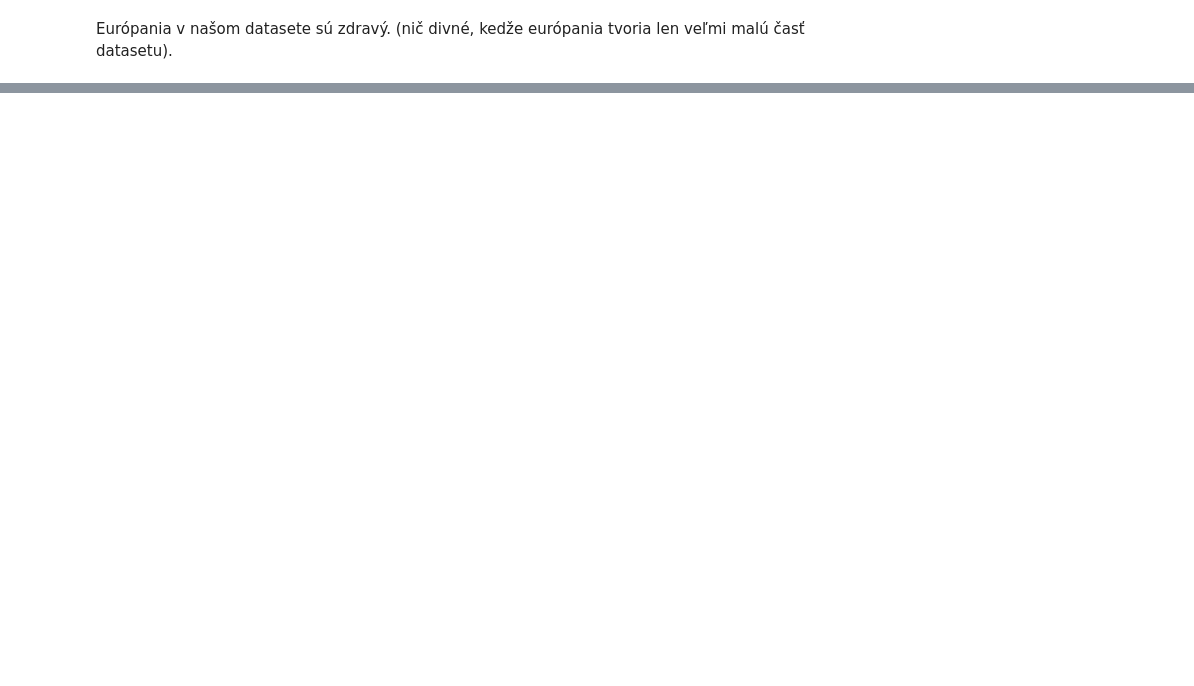
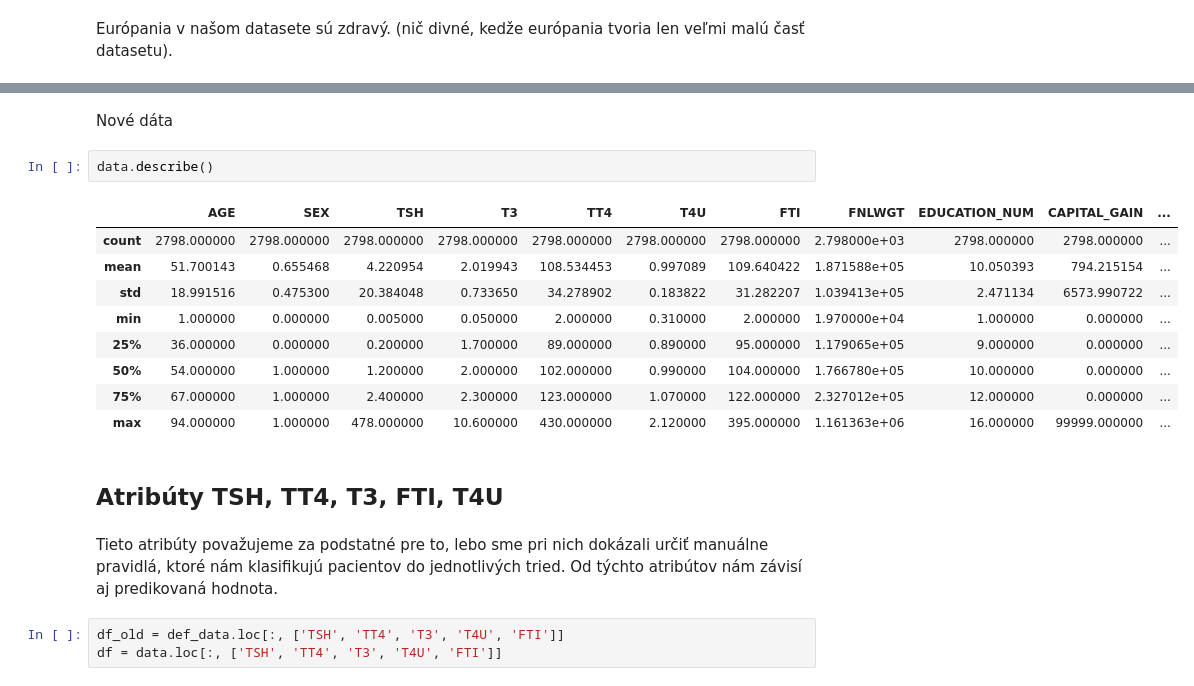
Before and after one commit to PeterJurkacek/IAU_2018_Jurkacek_Vyskoc, a Jupyter notebook: Jurkacek_Vyskoc_predspracovanie.ipynb, the cells around one changed output, grey strips where cells are left out. Saved outputs shown, nothing was run; the diff lists cells and outputs as text; blank space fills up the shorter version.

```diff
--- a/Jurkacek_Vyskoc_predspracovanie.ipynb
+++ b/Jurkacek_Vyskoc_predspracovanie.ipynb
@@ -1244,0 +1553,21 @@ df['CLASS'].value_counts()
+# %% [markdown]
+Nové dáta
+# %%
+data.describe()
+# %% [output]
+|  | AGE | SEX | TSH | T3 | TT4 | T4U | FTI | FNLWGT | EDUCATION_NUM | CAPITAL_GAIN | ... |
+| count | 2798.000000 | 2798.000000 | 2798.000000 | 2798.000000 | 2798.000000 | 2798.000000 | 2798.000000 | 2.798000e+03 | 2798.000000 | 2798.000000 | ... |
+| mean | 51.700143 | 0.655468 | 4.220954 | 2.019943 | 108.534453 | 0.997089 | 109.640422 | 1.871588e+05 | 10.050393 | 794.215154 | ... |
+| std | 18.991516 | 0.475300 | 20.384048 | 0.733650 | 34.278902 | 0.183822 | 31.282207 | 1.039413e+05 | 2.471134 | 6573.990722 | ... |
+| min | 1.000000 | 0.000000 | 0.005000 | 0.050000 | 2.000000 | 0.310000 | 2.000000 | 1.970000e+04 | 1.000000 | 0.000000 | ... |
+| 25% | 36.000000 | 0.000000 | 0.200000 | 1.700000 | 89.000000 | 0.890000 | 95.000000 | 1.179065e+05 | 9.000000 | 0.000000 | ... |
+| 50% | 54.000000 | 1.000000 | 1.200000 | 2.000000 | 102.000000 | 0.990000 | 104.000000 | 1.766780e+05 | 10.000000 | 0.000000 | ... |
+| 75% | 67.000000 | 1.000000 | 2.400000 | 2.300000 | 123.000000 | 1.070000 | 122.000000 | 2.327012e+05 | 12.000000 | 0.000000 | ... |
+| max | 94.000000 | 1.000000 | 478.000000 | 10.600000 | 430.000000 | 2.120000 | 395.000000 | 1.161363e+06 | 16.000000 | 99999.000000 | ... |
+# %% [markdown]
+## Atribúty TSH, TT4, T3, FTI, T4U
+# %% [markdown]
+Tieto atribúty považujeme za podstatné pre to, lebo sme pri nich dokázali určiť manuálne pravidlá, ktoré nám klasifikujú pacientov do jednotlivých tried. Od týchto atribútov nám závisí aj predikovaná hodnota.
+# %%
+df_old = def_data.loc[:, ['TSH', 'TT4', 'T3', 'T4U', 'FTI']]
+df = data.loc[:, ['TSH', 'TT4', 'T3', 'T4U', 'FTI']]
```
Also changed, not shown: parts of 114 cells of this notebook, 8 other files.
